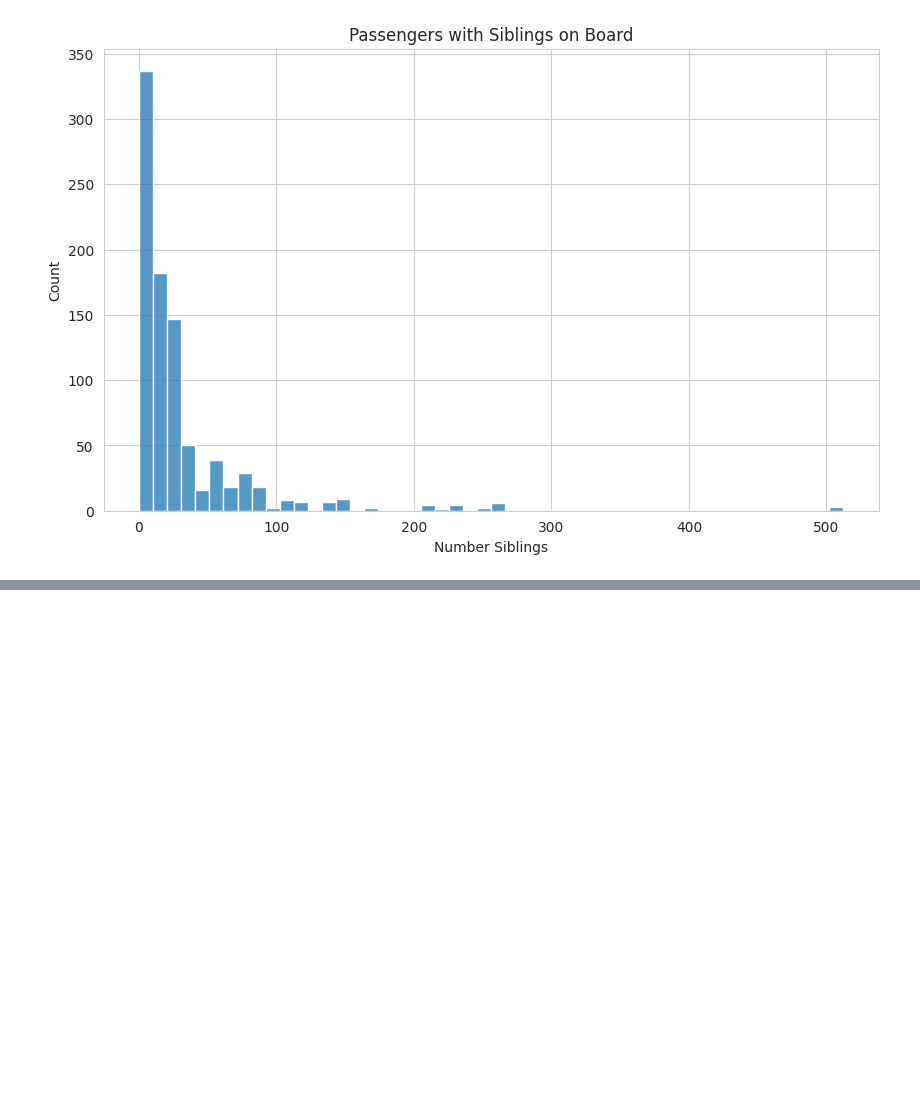
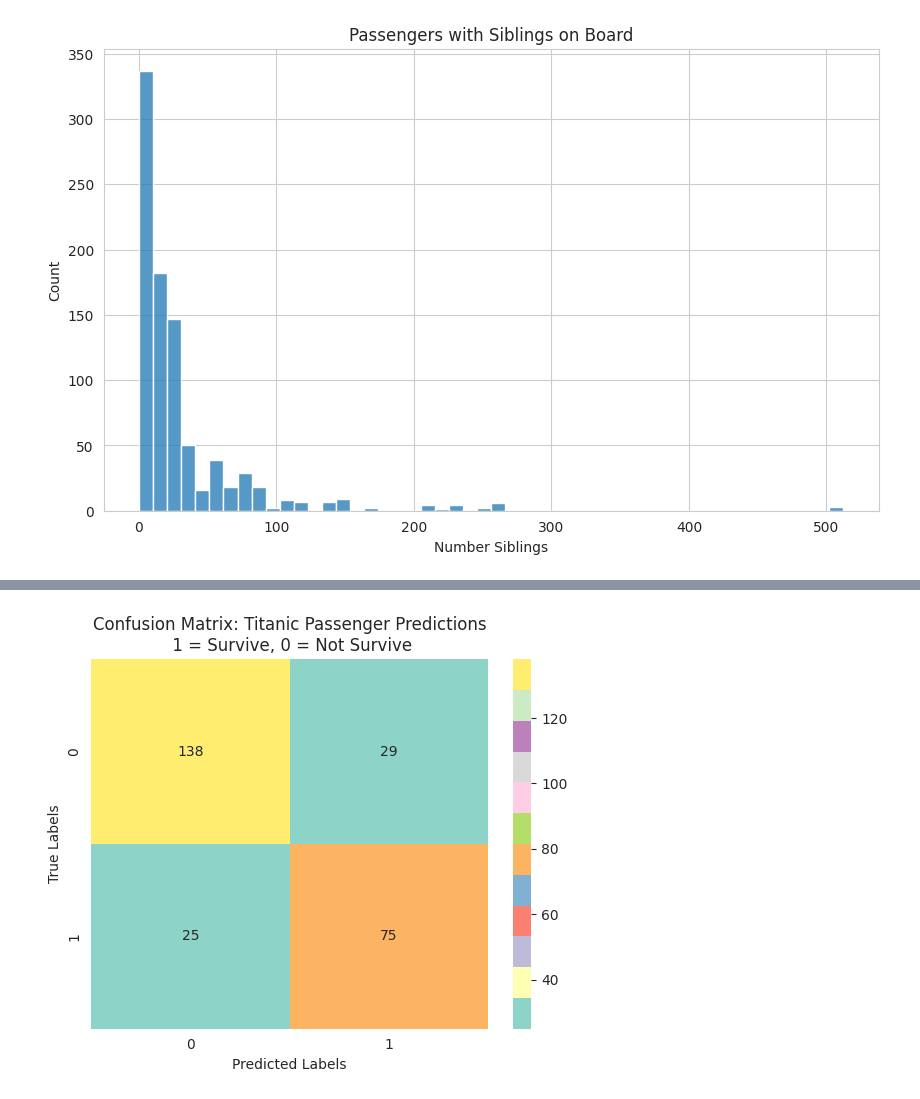
Before and after one commit to thomaspurk/python-ml-examples, a Jupyter notebook: SciKit_Learn_Logistic_Regression_Demo.ipynb, the cells around one changed output, grey strips where cells are left out. Saved outputs shown, nothing was run; the diff lists cells and outputs as text; code cells hidden in the pictures; blank space fills up the shorter version.

```diff
--- a/SciKit_Learn_Logistic_Regression_Demo.ipynb
+++ b/SciKit_Learn_Logistic_Regression_Demo.ipynb
@@ -178,0 +248,17 @@ histplot(data=None, *, x=None, y=None, hue=None, weights=None, stat='count', bin
+# %%
+# Remove features that have been encoded
+df.drop(
+    labels=['Sex','Embarked'],
+    axis=1,
+    inplace=True
+)
+
+# Remove categorical features that are not practicle to encode
+df.drop(
+    labels=['Name','Ticket','PassengerId'],
+    axis=1,
+    inplace=True
+)
+
+# Validate
+df.head()
@@ -178,0 +297,12 @@ histplot(data=None, *, x=None, y=None, hue=None, weights=None, stat='count', bin
+# %%
+# Compute the classification predictions
+predictions = log_reg_model.predict(X_test)
+classification_report = classification_report(y_test,predictions)
+
+print('Classification Report: 1 = True, 0 = False')
+print('')
+print(classification_report)
+print('')
+print('precision: (true positives) / ((true positives) + (false positives))')
+print('recall: (true positives) / ((true positives) + (false negatives))')
+print('f1-score: 2 * ((precision * recall) / (precision + recall))')
@@ -178,0 +325,17 @@ histplot(data=None, *, x=None, y=None, hue=None, weights=None, stat='count', bin
+# %%
+# Explore a confusion matrix
+cm = confusion_matrix(y_test, predictions)
+
+sns.heatmap(
+    cm,
+    annot=True,
+    fmt='d', # string formating code
+    cmap='Set3'
+)
+
+plt.xlabel('Predicted Labels')
+plt.ylabel('True Labels')
+plt.title('Confusion Matrix: Titanic Passenger Predictions\n 1 = Survive, 0 = Not Survive')
+plt.show()
+# %% [output]
+[figure, added]
```
Also changed, not shown: parts of 19 cells of this notebook.
